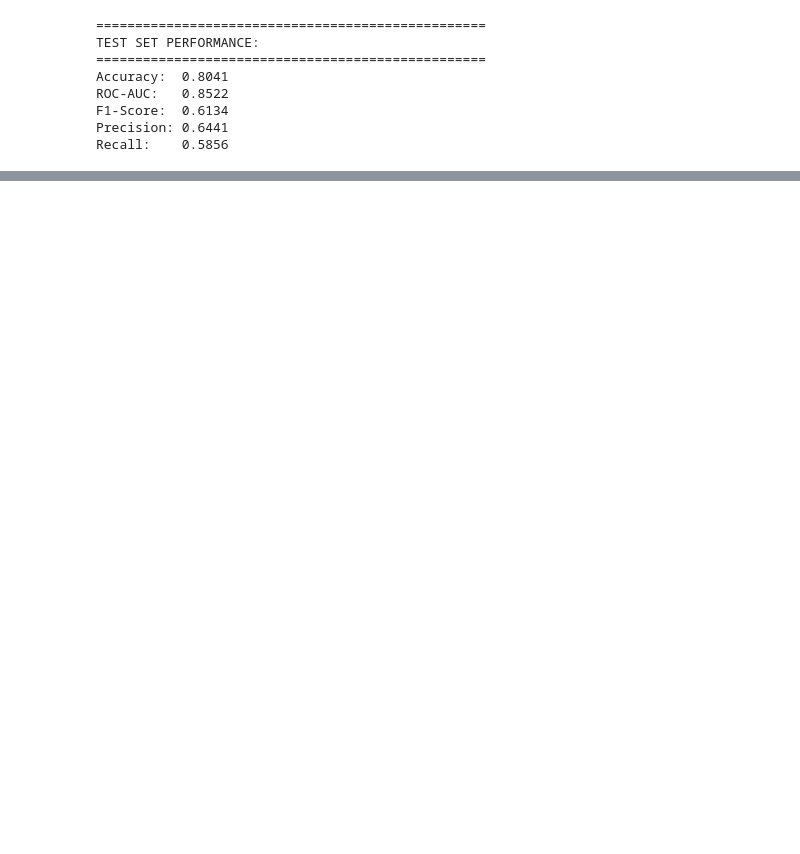
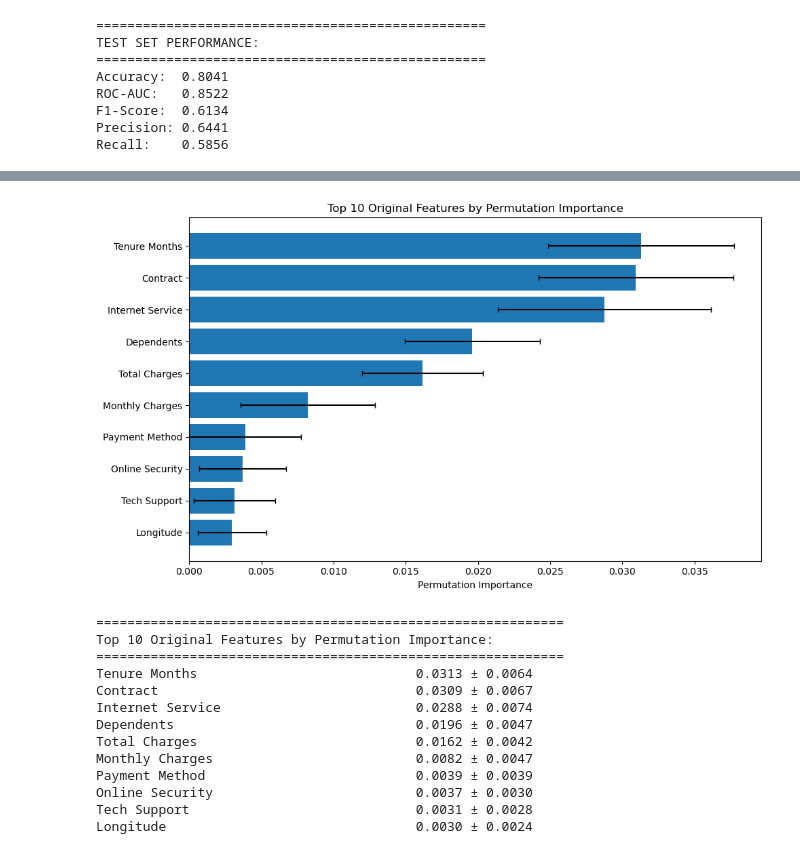
Before and after one commit to anoushzahedi/Python_ML, a Jupyter notebook: ML_churn_prediction/notebook.ipynb, the cells around one changed output, grey strips where cells are left out. Cells and saved outputs as stored; diff of their text form; code cells hidden in the pictures; blank space fills up the shorter version.

Commit message:
xgboost

```diff
--- a/ML_churn_prediction/notebook.ipynb
+++ b/ML_churn_prediction/notebook.ipynb
@@ -696,0 +598,62 @@ Streaming TV_Yes                         0.0141
+# %%
+from sklearn.inspection import permutation_importance
+
+try:
+    n_feature = 10
+
+    # Calculate permutation importance on the FULL PIPELINE
+    perm_importance = permutation_importance(
+        pipe_xgboost,
+        X_val,
+        y_val,
+        n_repeats=100,
+        random_state=random_state_,
+        n_jobs=-1
+    )
+
+    # Use ORIGINAL feature names (before transformation)
+    feature_names = X_val.columns.tolist()
+
+    # Create dataframe
+    importance_df = pd.DataFrame({
+        'feature': feature_names,
+        'importance_mean': perm_importance.importances_mean,
+        'importance_std': perm_importance.importances_std
+    }).sort_values('importance_mean', ascending=False)
+
+    # Visualize
+    plt.figure(figsize=(10, 6))
+    top_features = importance_df.head(n_feature)
+    plt.barh(range(len(top_features)), top_features['importance_mean'])
+    plt.errorbar(top_features['importance_mean'], range(len(top_features)),
+                 xerr=top_features['importance_std'], fmt='none', c='black', capsize=3)
+    plt.yticks(range(len(top_features)), top_features['feature'])
+    plt.xlabel('Permutation Importance')
+    plt.title(f'Top {n_feature} Original Features by Permutation Importance')
+    plt.gca().invert_yaxis()
+    plt.tight_layout()
+    plt.show()
+
+    print(f"\n{'='*60}")
+    print(f"Top {n_feature} Original Features by Permutation Importance:")
+    print(f"{'='*60}")
+    for idx, row in top_features.iterrows():
+        print(f"{row['feature']:40} {row['importance_mean']:.4f} ± {row['importance_std']:.4f}")
+
+except Exception as e:
+    print(f"{type(e).__name__}: {e}")
+# %% [output]
+[figure, added]
+============================================================
+Top 10 Original Features by Permutation Importance:
+============================================================
+Tenure Months                            0.0313 ± 0.0064
+Contract                                 0.0309 ± 0.0067
+Internet Service                         0.0288 ± 0.0074
+Dependents                               0.0196 ± 0.0047
+Total Charges                            0.0162 ± 0.0042
+Monthly Charges                          0.0082 ± 0.0047
+Payment Method                           0.0039 ± 0.0039
+Online Security                          0.0037 ± 0.0030
+Tech Support                             0.0031 ± 0.0028
+Longitude                                0.0030 ± 0.0024
```
Also changed, not shown: parts of 8 cells of this notebook.
